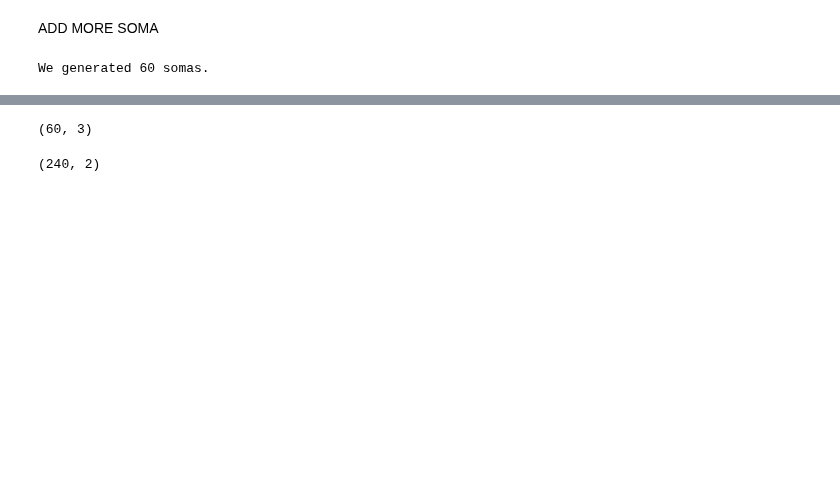
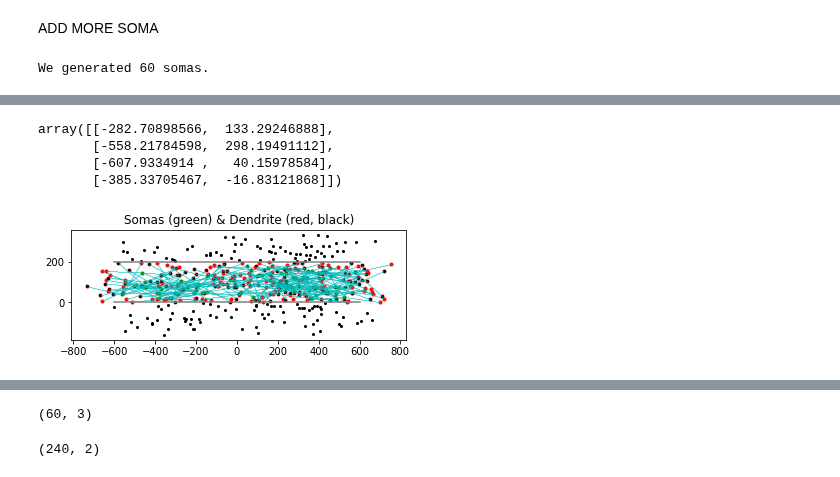
Before and after one commit to CNS-OIST/pycabnn, a Jupyter notebook: notebooks/MLI_geometry_workbook.ipynb, the cells around one changed output, grey strips where cells are left out. Saved outputs shown, nothing was run; the diff lists cells and outputs as text; code cells hidden in the pictures; blank space fills up the shorter version.

```diff
--- a/notebooks/MLI_geometry_workbook.ipynb
+++ b/notebooks/MLI_geometry_workbook.ipynb
@@ -209,0 +248,35 @@ plt.title("Somas");
+# %%
+point1_xz
+# %% [output]
+array([[-282.70898566,  133.29246888],
+       [-558.21784598,  298.19491112],
+       [-607.9334914 ,   40.15978584],
+       [-385.33705467,  -16.83121868]])
+# %%
+def plot_one_skeleton(soma, pointDend, axes):
+    for i in range(pointDend.shape[0]):
+        dend_point = pointDend[i, :]
+        axes.plot([soma[0], dend_point[0]], [soma[1], dend_point[1]], ':k')
+
+def plot_skeletons(somas, point_dends, axes):
+    for s in range(somas.shape[0]):
+        soma = somas[s,:2]
+        point_dends_1 = point_dends[(s*4):((s+1)*4),:]
+        plot_one_skeleton(soma, point_dends_1, axes)
+
+figure, axes= plt.subplots(1)
+
+axes.plot(EpointDend[:,0], EpointDend[:,1], 'or', markersize=3)
+axes.plot(EpointDendx[:,0], EpointDendx[:,1], 'ok', markersize=2)
+axes.plot(somas[:,0],somas[:,1] ,'og', markersize=3)
+#plot_skeletons(somas, EpointDend, axes)
+axes.plot(xDendAllAll[:], yDendAllAll[:],"oc", markersize=0.1)
+
+axes.plot(xlay,up, "grey")
+axes.plot(xlay,down, "grey")
+
+
+axes.set_aspect(1)
+plt.title("Somas (green) & Dendrite (red, black)");
+# %% [output]
+[figure, added]
```
Also changed, not shown: parts of 52 cells of this notebook.
